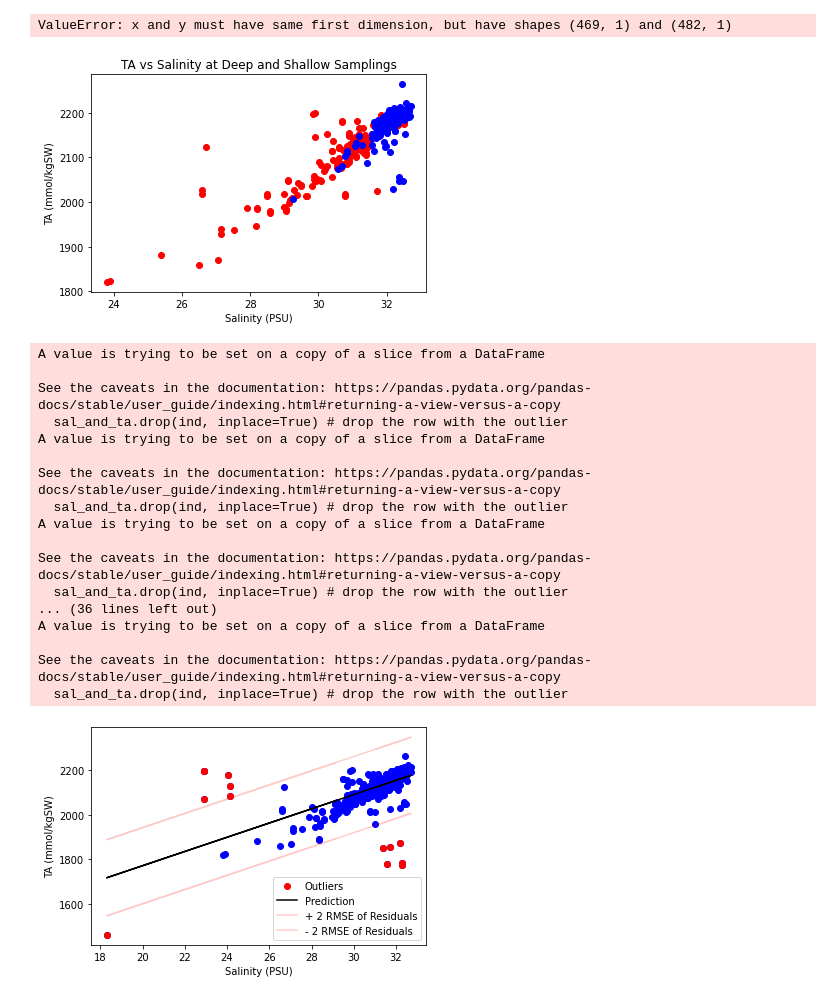
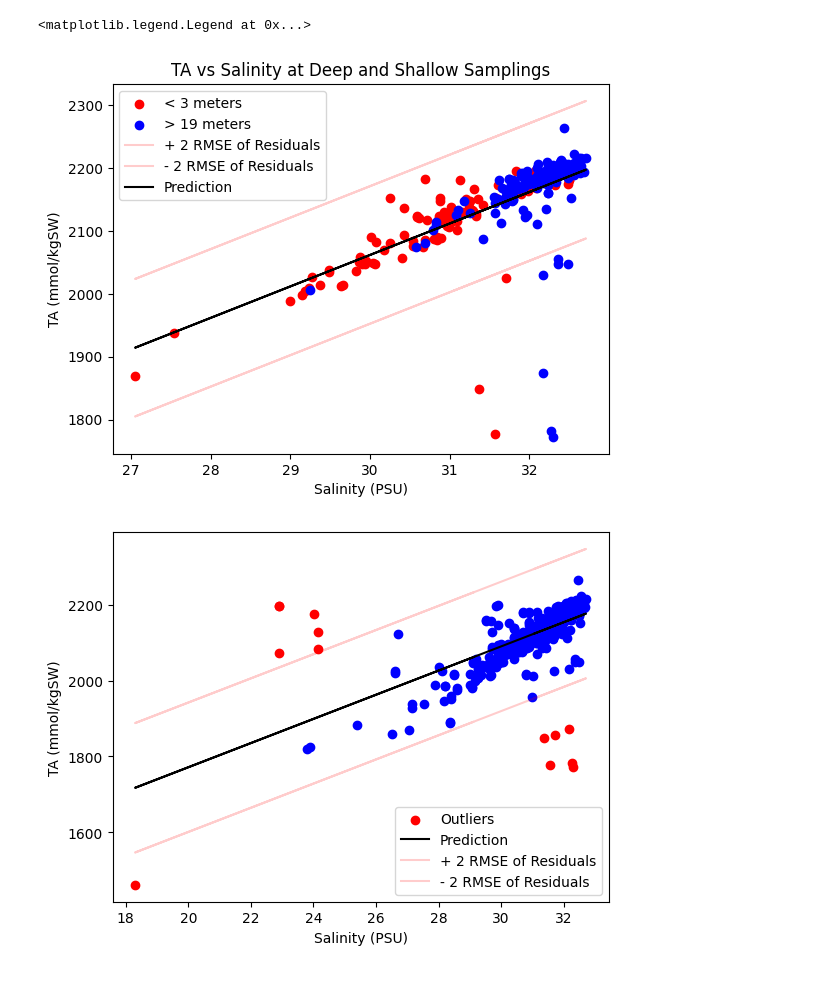
Before and after one commit to becklabs/oa-modeling, a Jupyter notebook: code/dataAnalysis/SalTARelationship.ipynb, the cells around one changed output. Saved outputs shown, nothing was run; the diff lists cells and outputs as text; code cells hidden in the pictures.

```diff
--- a/code/dataAnalysis/SalTARelationship.ipynb
+++ b/code/dataAnalysis/SalTARelationship.ipynb
@@ -8,9 +8,9 @@ import statsmodels.api as sm
 data_dir = '../../data/'
 # %%
 # Read the data and parse the PROF_DATE_TIME_LOCAL column to a datetime object
-data = pd.read_csv(data_dir + 'concat/MWRA_TA_DIC_2017_to_2022_test.csv'
+data = pd.read_csv(data_dir + 'concat/MWRA_TA_DIC_2017_to_2022.csv'
                    , parse_dates=['PROF_DATE_TIME_LOCAL'])
-sal_and_ta = data[(data['SAL (PSU)'].notnull()) & (data['TA in (mmol/kgSW)'].notnull())]
+sal_and_ta = data[(data['SAL (PSU)'].notnull()) & (data['TA in (mmol/kgSW)'].notnull()) & (data['pH ()'].notnull())]
 # %%
 # Prediction
 X = sal_and_ta['SAL (PSU)'].values.reshape(-1, 1)
@@ -25,13 +34,18 @@ deep = sal_and_ta[sal_and_ta['DEPTH (m)'] > 19]
 
 plt.scatter(shallow['SAL (PSU)'], shallow['TA in (mmol/kgSW)'], color='red', label='< 3 meters')
 plt.scatter(deep['SAL (PSU)'], deep['TA in (mmol/kgSW)'], color='blue', label='> 19 meters')
+
+plt.plot(X, yPlus2R, color = 'red', alpha = 0.2, label = '+ 2 RMSE of Residuals')
+plt.plot(X, yMinus2R, color = 'red', alpha = 0.2, label = '- 2 RMSE of Residuals')
+
+plt.plot(X, Y_pred, color='black', label='Prediction')
+
 plt.xlabel('Salinity (PSU)')
 plt.ylabel('TA (mmol/kgSW)')
+
 plt.title('TA vs Salinity at Deep and Shallow Samplings')
-plt.plot(X, yPlus2R, color = 'red', alpha = 0.2, label = '+ 2 RMSE of Residuals')
-plt.plot(X, yMinus2R, color = 'red', alpha = 0.2, label = '- 2 RMSE of Residuals')
-plt.plot(X, Y_pred, color='black', label='Prediction')
+
 plt.legend()
 # %% [output]
-ValueError: x and y must have same first dimension, but have shapes (469, 1) and (482, 1)
+<matplotlib.legend.Legend at 0x...>
-[figure, old version]
+[figure, new version]
@@ -47,27 +52,11 @@ yMinus2R = Y_pred - twoR
 # %%
+# Find and remove the outliers
+sal_and_ta_no_outliers = sal_and_ta.copy()
 outliers = pd.DataFrame(columns = sal_and_ta.columns)
 for ind, row in sal_and_ta.iterrows():
   predicted_ta = float(linear_regressor.predict(np.array(row['SAL (PSU)']).reshape(-1, 1)))
   actual_ta = float(row['TA in (mmol/kgSW)'])
   if abs(predicted_ta - actual_ta) > twoR:
-    sal_and_ta.drop(ind, inplace=True) # drop the row with the outlier
+    sal_and_ta_no_outliers.drop(ind, inplace=True) # drop the row with the outlier
     outliers.loc[len(outliers.index)] = row
-# %% [output]
-A value is trying to be set on a copy of a slice from a DataFrame
-
-See the caveats in the documentation: https://pandas.pydata.org/pandas-docs/stable/user_guide/indexing.html#returning-a-view-versus-a-copy
-  sal_and_ta.drop(ind, inplace=True) # drop the row with the outlier
-A value is trying to be set on a copy of a slice from a DataFrame
-
-See the caveats in the documentation: https://pandas.pydata.org/pandas-docs/stable/user_guide/indexing.html#returning-a-view-versus-a-copy
-  sal_and_ta.drop(ind, inplace=True) # drop the row with the outlier
-A value is trying to be set on a copy of a slice from a DataFrame
-
-See the caveats in the documentation: https://pandas.pydata.org/pandas-docs/stable/user_guide/indexing.html#returning-a-view-versus-a-copy
-  sal_and_ta.drop(ind, inplace=True) # drop the row with the outlier
-... (36 lines left out)
-A value is trying to be set on a copy of a slice from a DataFrame
-
-See the caveats in the documentation: https://pandas.pydata.org/pandas-docs/stable/user_guide/indexing.html#returning-a-view-versus-a-copy
-  sal_and_ta.drop(ind, inplace=True) # drop the row with the outlier
 # %%
@@ -75,13 +64,13 @@ outliers.to_csv('outliers.csv')
 # %%
 # Plot the non-outliers and the outliers
-plt.scatter(sal_and_ta['SAL (PSU)'], sal_and_ta['TA in (mmol/kgSW)'], color='blue')
+plt.scatter(sal_and_ta_no_outliers['SAL (PSU)'], sal_and_ta_no_outliers['TA in (mmol/kgSW)'], color='blue')
 plt.scatter(outliers['SAL (PSU)'], outliers['TA in (mmol/kgSW)'], color='red', label='Outliers')
 plt.plot(X, Y_pred, color='black', label='Prediction')
 plt.plot(X, yPlus2R, color = 'red', alpha = 0.2, label = '+ 2 RMSE of Residuals')
 plt.plot(X, yMinus2R, color = 'red', alpha = 0.2, label = '- 2 RMSE of Residuals')
 plt.xlabel('Salinity (PSU)')
 plt.ylabel('TA (mmol/kgSW)')
 plt.legend()
 plt.show()
 # %% [output]
-[figure, old version]
+[figure, new version]
```
Also changed, not shown: parts of 10 cells of this notebook, 13 other files.
